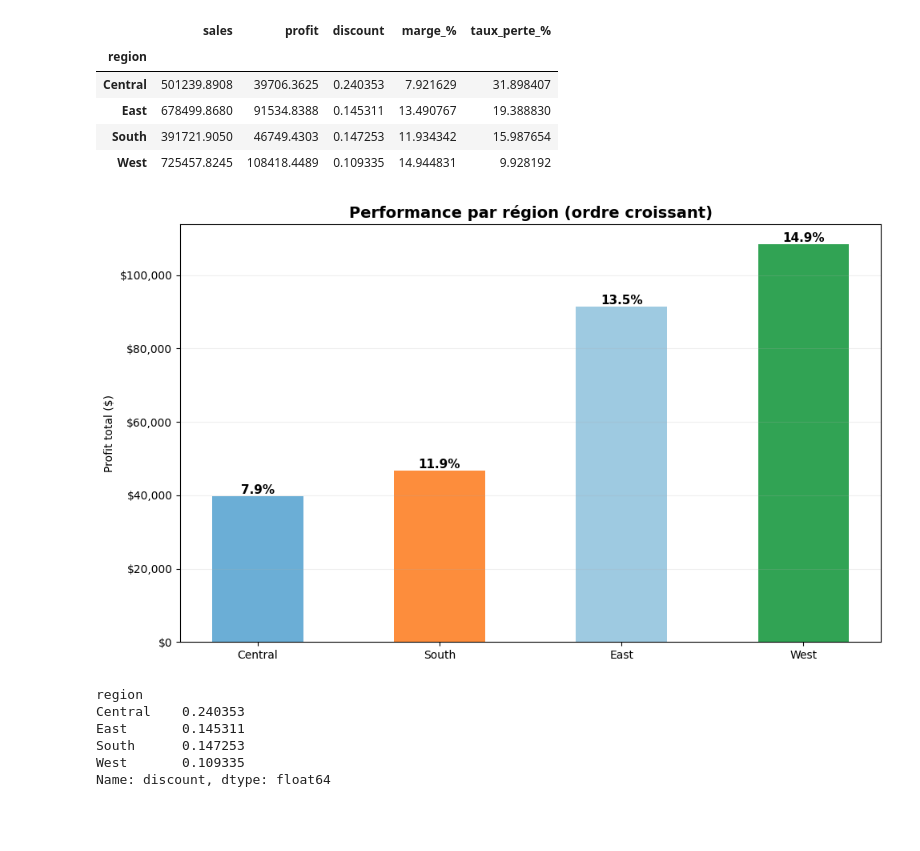
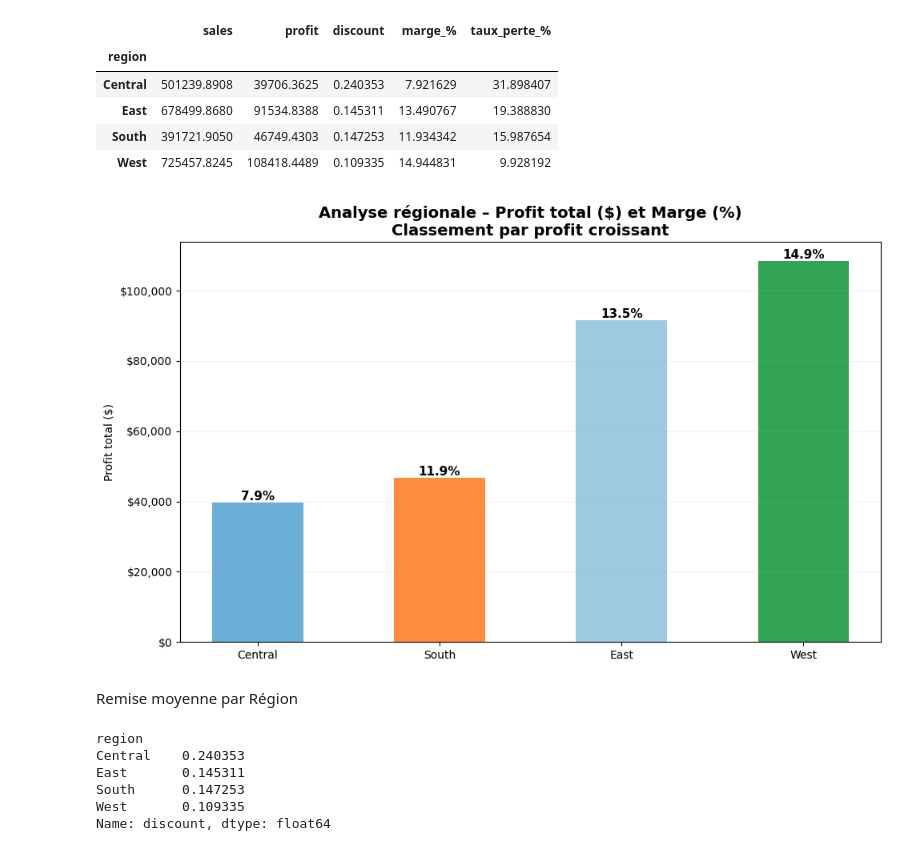
Before and after one commit to msshaqura/project_superstore, a Jupyter notebook: sample_superstore.ipynb, the cells around one changed output. Saved outputs shown, nothing was run; the diff lists cells and outputs as text; code cells hidden in the pictures; blank space fills up the shorter version.

```diff
--- a/sample_superstore.ipynb
+++ b/sample_superstore.ipynb
@@ -542,0 +503,8 @@ plt.show()
+# %%
+import numpy as np
+import pandas as pd
+import matplotlib.pyplot as plt
+
+# Création des tranches
+bins = np.linspace(0, 0.8, 9)
+df_cleaned["discount_bin_curve"] = pd.cut(df_cleaned["discount"], bins)
@@ -559,13 +562,18 @@ year
 2017    93439.2696
 Name: profit, dtype: float64
 # %%
-
+import matplotlib.pyplot as plt
 
 plt.figure(figsize=(8,5))
 profit_annuel.plot(marker="o", linewidth=3)
+
+for i, value in enumerate(profit_annuel):
+    plt.text(profit_annuel.index[i], value, f"${value:,.0f}",
+             ha="center", va="bottom")
+
 plt.title("Évolution annuelle du profit total")
 plt.xlabel("Année")
-plt.ylabel("Profit total")
+plt.ylabel("Profit total ($)")
 plt.grid(alpha=0.3)
 plt.show()
 # %% [output]
@@ -582,28 +590,3 @@ year
 2016    32.744284
 2017    14.235675
 Name: profit, dtype: float64
-# %%
-import matplotlib.pyplot as plt
-from matplotlib.ticker import FuncFormatter
-
-# Formatter pour afficher le symbole $
-def dollar_format(x, pos):
-    return f"${x:,.0f}"
-
-# Recalcul si besoin
-profit_mensuel = df_cleaned.groupby("month")["profit"].mean()
-profit_mensuel.index = profit_mensuel.index.map(mois_fr)
-
-plt.figure(figsize=(9,5))
-profit_mensuel.plot(marker="o", linewidth=3)
-
-plt.title("Profit moyen par mois")
-plt.xlabel("Mois")
-plt.ylabel("Profit moyen ($)")
-
-plt.gca().yaxis.set_major_formatter(FuncFormatter(dollar_format))
-
-plt.xticks(rotation=45)
-plt.grid(alpha=0.3)
-plt.tight_layout()
-plt.show()
@@ -735,35 +765,38 @@ fig, ax1 = plt.subplots(figsize=(10,6))
 
 bars = ax1.bar(
     perf_region_sorted.index,
     perf_region_sorted["profit"],
     color=[couleurs[r] for r in perf_region_sorted.index],
     width=0.5
 )
 
 ax1.yaxis.set_major_formatter(FuncFormatter(dollar_format))
 ax1.set_ylabel("Profit total ($)")
 
 # Ajouter marge % au-dessus des barres
 for i, bar in enumerate(bars):
     height = bar.get_height()
     marge = perf_region_sorted["marge_%"].iloc[i]
 
     ax1.text(
         bar.get_x() + bar.get_width()/2,
         height,
         f"{marge:.1f}%",
         ha="center",
         va="bottom",
         fontsize=11,
         fontweight="bold"
     )
 
-plt.title("Performance par région (ordre croissant)", fontsize=14, fontweight="bold")
+plt.title("Analyse régionale – Profit total ($) et Marge (%)\nClassement par profit croissant",
+          fontsize=14, fontweight="bold")
 plt.grid(axis="y", alpha=0.2)
 plt.tight_layout()
 plt.show()
 # %% [output]
-[figure, old version]
+[figure, new version]
+# %% [markdown]
+Remise moyenne par Région
 # %%
 df_cleaned.groupby("region")["discount"].mean()
 # %% [output]
```
Also changed, not shown: parts of 19 cells of this notebook.
